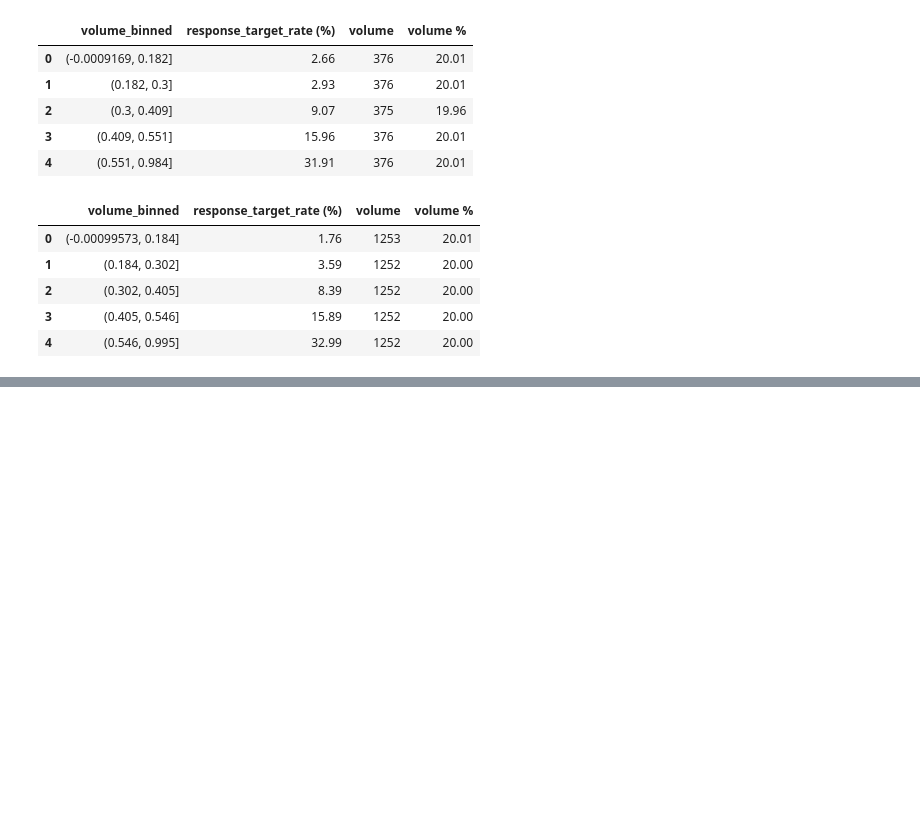
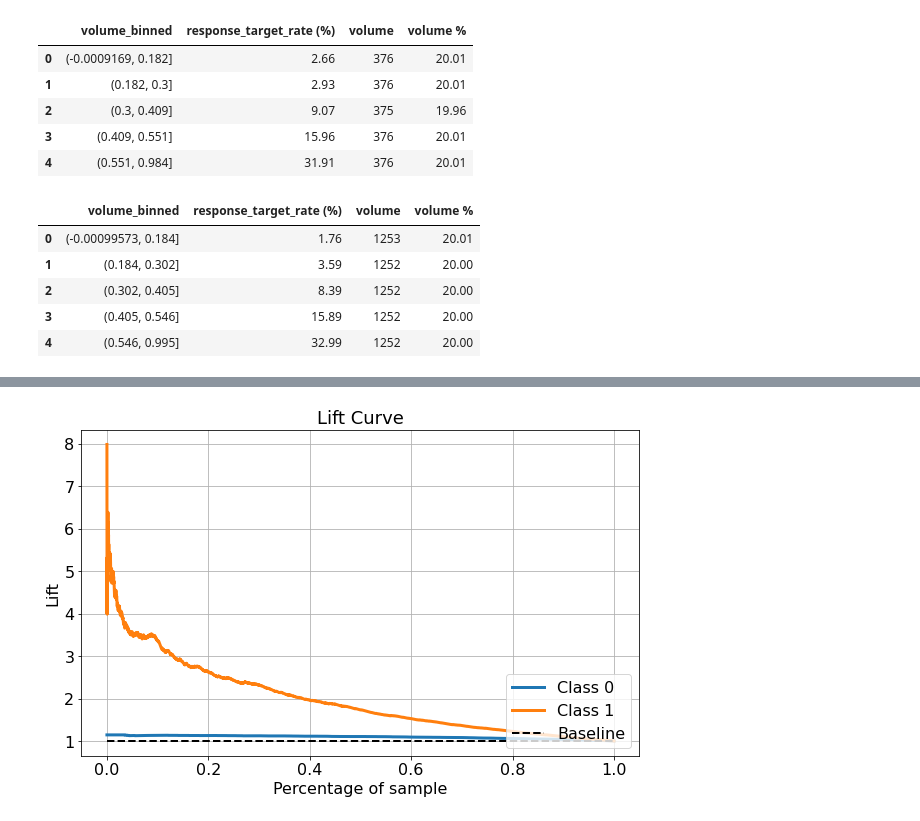
Before and after one commit to shashank-novo/response_model, a Jupyter notebook: notebook/executor.ipynb, the cells around one changed output, grey strips where cells are left out. Saved outputs shown, nothing was run; the diff lists cells and outputs as text; code cells hidden in the pictures; blank space fills up the shorter version.

```diff
--- a/notebook/executor.ipynb
+++ b/notebook/executor.ipynb
@@ -473,0 +518,6 @@ all_ro
+# %%
+#Lift Chart train
+skplt.metrics.plot_lift_curve(np.array(y_train), model.predict_proba(temp_train[selected_features]), figsize=(10, 6), title_fontsize=18, text_fontsize=16)
+plt.show()
+# %% [output]
+[figure, added]
```
Also changed, not shown: parts of 10 cells of this notebook.
